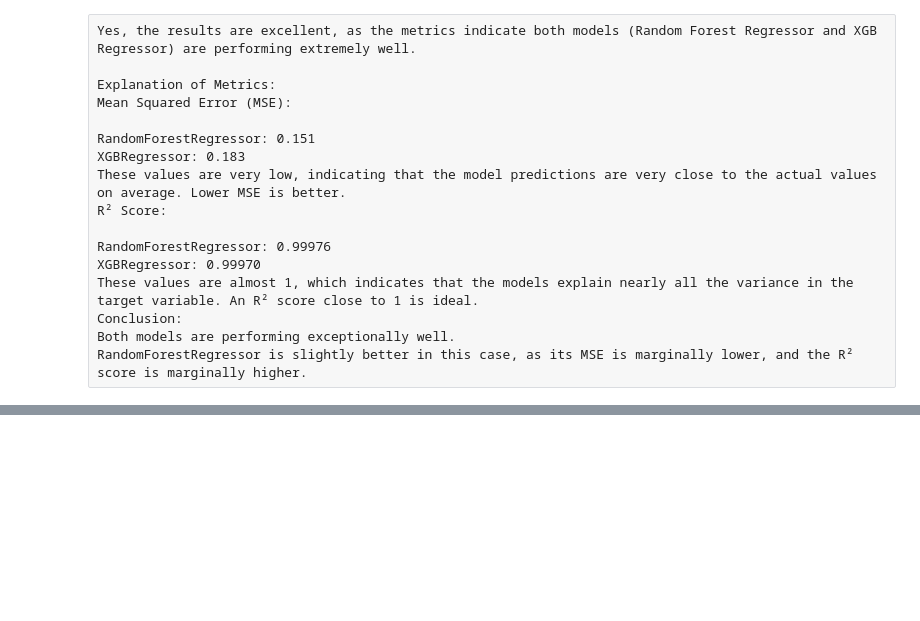
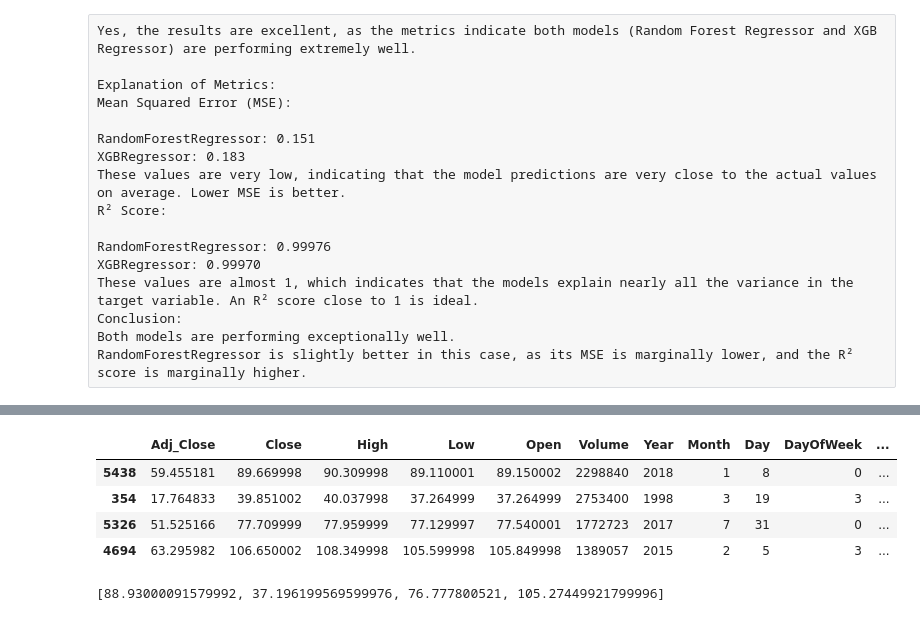
Before and after one commit to shivam188132/MY_machine_learning, a Jupyter notebook: function transformer.ipynb, the cells around one changed output, grey strips where cells are left out. Cells and saved outputs as stored; diff of their text form; code cells hidden in the pictures; blank space fills up the shorter version.

```diff
--- a/function transformer.ipynb
+++ b/function transformer.ipynb
@@ -412,0 +498,43 @@ RandomForestRegressor is slightly better in this case, as its MSE is marginally
+# %%
+data = df.sample(4)
+data
+# %% [output]
+|  | Adj_Close | Close | High | Low | Open | Volume | Year | Month | Day | DayOfWeek | ... |
+| 5438 | 59.455181 | 89.669998 | 90.309998 | 89.110001 | 89.150002 | 2298840 | 2018 | 1 | 8 | 0 | ... |
+| 354 | 17.764833 | 39.851002 | 40.037998 | 37.264999 | 37.264999 | 2753400 | 1998 | 3 | 19 | 3 | ... |
+| 5326 | 51.525166 | 77.709999 | 77.959999 | 77.129997 | 77.540001 | 1772723 | 2017 | 7 | 31 | 0 | ... |
+| 4694 | 63.295982 | 106.650002 | 108.349998 | 105.599998 | 105.849998 | 1389057 | 2015 | 2 | 5 | 3 | ... |
+# %%
+predictions = []
+for index, row in data.iterrows():
+    # Extract features from the current row
+    # print(row)
+    _data = {
+        'Adj_Close': row['Adj_Close'],
+        'Close': row['Close'],
+        'High': row['High'],
+
+        'Open': row['Open'],
+        'Volume': row['Volume'],
+        'Year': row['Year'],
+        'Month': row['Month'],
+        'Day': row['Day'],
+        'DayOfWeek': row['DayOfWeek'],
+        'IsMonthEnd': row['IsMonthEnd'],  # Convert boolean to int
+        'IsMonthStart': row['IsMonthStart'],
+        # 'IsMonthEnd': int(row['IsMonthEnd']),  # Convert boolean to int
+        # 'IsMonthStart': int(row['IsMonthStart']),# Convert boolean to int
+        'Quarter': row['Quarter']
+    }
+    # Convert the data to a DataFrame (for the model to accept as input)
+    _df = pd.DataFrame([_data])
+
+    # Predict using the model
+    predicted_price = pipe.predict(_df)[0] # Assuming 'clf' is your trained model
+
+    # Append the prediction to the list
+    predictions.append(predicted_price)
+
+predictions
+# %% [output]
+[88.93000091579992, 37.196199569599976, 76.777800521, 105.27449921799996]
```
Also changed, not shown: parts of 20 cells of this notebook.
